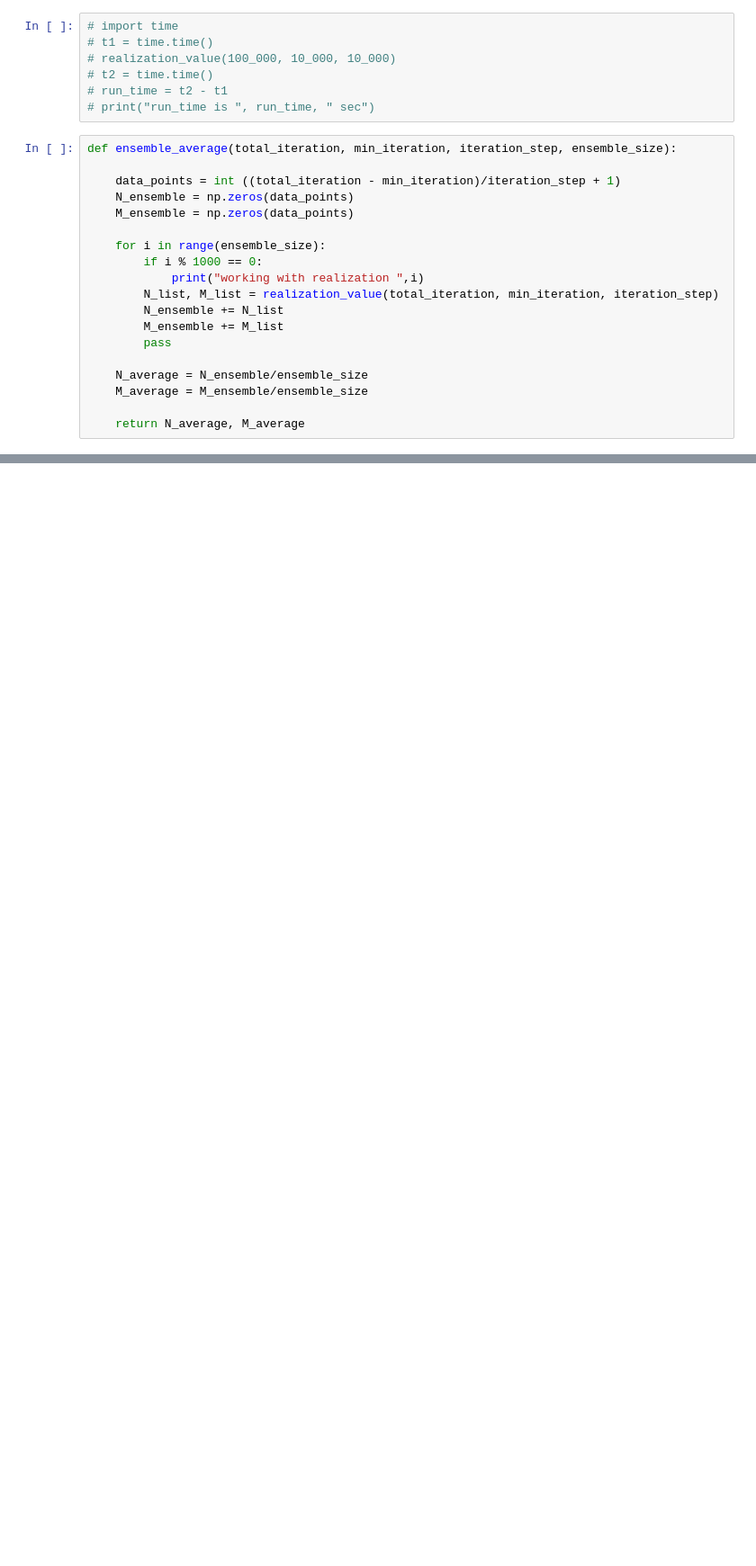
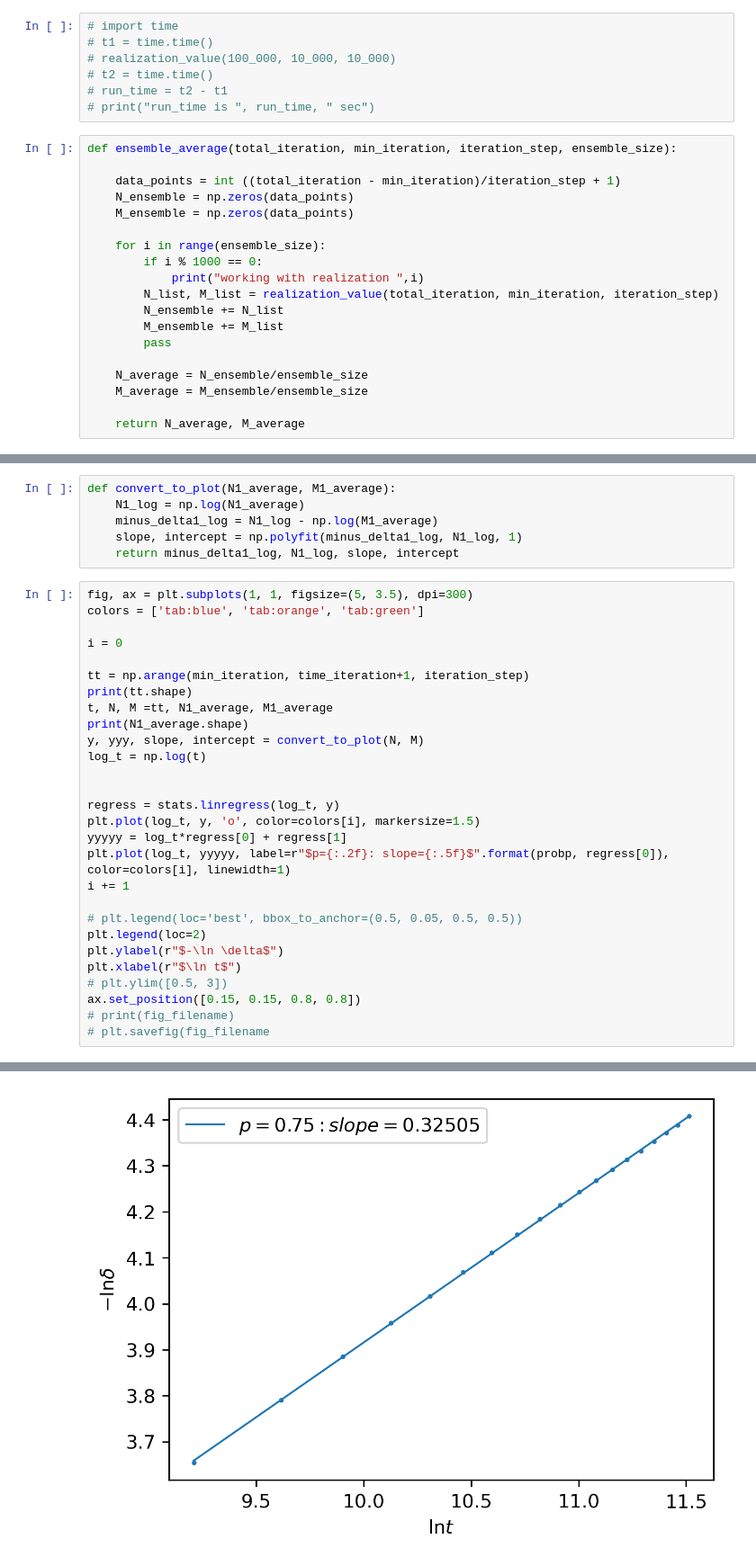
Before and after one commit to rahman-rakib/Stochastic-Fractal, a Jupyter notebook: notebooks/df_values/p_3over4/NEW_df_alpha_2.ipynb, the cells around one changed output, grey strips where cells are left out. Shown: that part at 90% size. Saved outputs shown, nothing was run; the diff lists cells and outputs as text; blank space fills up the shorter version.

```diff
--- a/notebooks/df_values/p_3over4/NEW_df_alpha_2.ipynb
+++ b/notebooks/df_values/p_3over4/NEW_df_alpha_2.ipynb
@@ -190,0 +238,35 @@ array([0.38694311, 0.37548351, 0.36760552, 0.36158594, 0.35677396,
+# %%
+def convert_to_plot(N1_average, M1_average):
+    N1_log = np.log(N1_average)
+    minus_delta1_log = N1_log - np.log(M1_average)
+    slope, intercept = np.polyfit(minus_delta1_log, N1_log, 1)
+    return minus_delta1_log, N1_log, slope, intercept
+# %%
+fig, ax = plt.subplots(1, 1, figsize=(5, 3.5), dpi=300)
+colors = ['tab:blue', 'tab:orange', 'tab:green']
+
+i = 0
+
+tt = np.arange(min_iteration, time_iteration+1, iteration_step)
+print(tt.shape)
+t, N, M =tt, N1_average, M1_average
+print(N1_average.shape)
+y, yyy, slope, intercept = convert_to_plot(N, M)
+log_t = np.log(t)
+
+
+regress = stats.linregress(log_t, y)
+plt.plot(log_t, y, 'o', color=colors[i], markersize=1.5)
+yyyyy = log_t*regress[0] + regress[1]
+plt.plot(log_t, yyyyy, label=r"$p={:.2f}: slope={:.5f}$".format(probp, regress[0]),  color=colors[i], linewidth=1)
+i += 1
+
+# plt.legend(loc='best', bbox_to_anchor=(0.5, 0.05, 0.5, 0.5))
+plt.legend(loc=2)
+plt.ylabel(r"$-\ln \delta$")
+plt.xlabel(r"$\ln t$")
+# plt.ylim([0.5, 3])
+ax.set_position([0.15, 0.15, 0.8, 0.8])
+# print(fig_filename)
+# plt.savefig(fig_filename
+# %% [output]
@@ -190,0 +275 @@ array([0.38694311, 0.37548351, 0.36760552, 0.36158594, 0.35677396,
+[figure, added]
```
Also changed, not shown: parts of 13 cells of this notebook, 5 other files.
